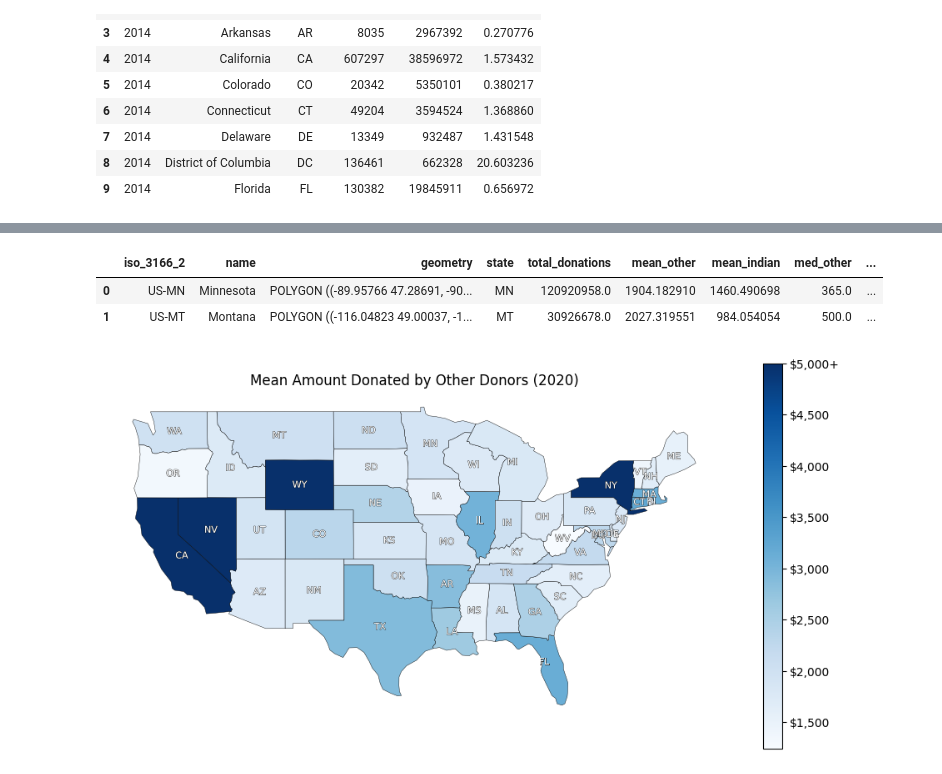
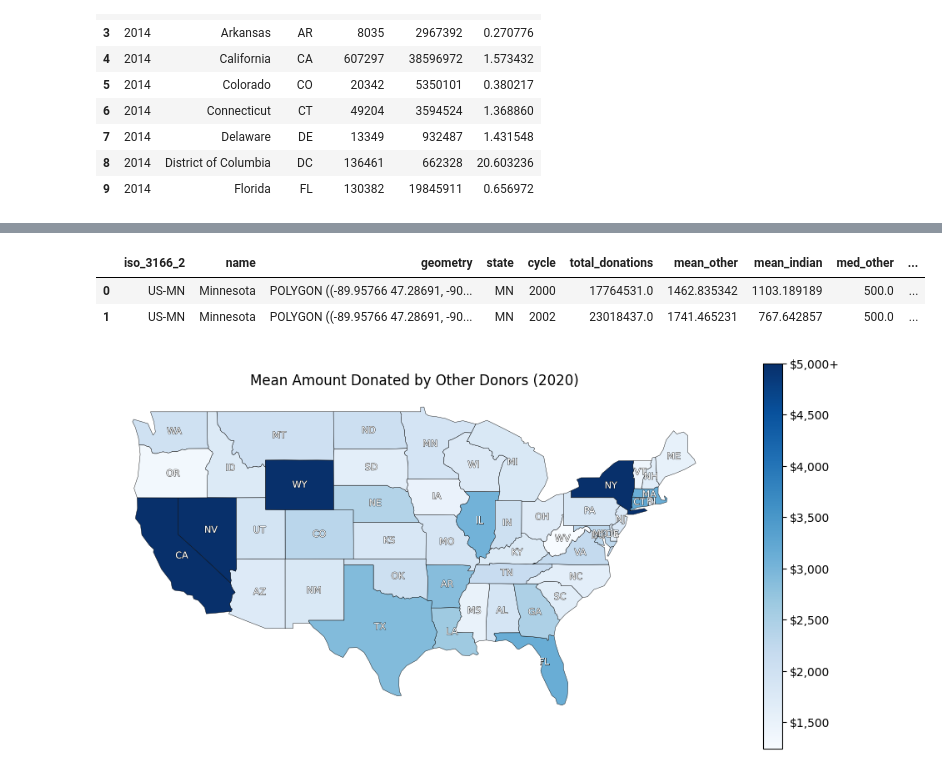
Before and after one commit to kkkarnav/indianamericancontributions, a Jupyter notebook: donor_maps.ipynb, the cells around one changed output, grey strips where cells are left out. Drawn from its saved outputs; the diff is of its cells as text; code cells hidden in the pictures.

```diff
--- a/donor_maps.ipynb
+++ b/donor_maps.ipynb
@@ -77,7 +77,7 @@ population.head(10)
 | 9 | 2014 | Florida | FL | 130382 | 19845911 | 0.656972 |
 # %%
 state_stats = (
-    donors[donors["cycle"] == 2000 + int(year)].groupby("state")
+    donors.groupby(["state", "cycle"])
     .agg(
         total_donations=("total_donated", "sum"),
         mean_other=("total_donated", lambda x: x[donors.loc[x.index, "indian"] == False].mean()),
@@ -89,7 +89,7 @@ state_stats = (
         count_other=("indian", lambda x: (x == False).sum()),
         count_indian=("indian", lambda x: (x == True).sum())
     )
-    .sort_values("total_donations", ascending=False)
+    .sort_values(["cycle", "total_donations"], ascending=[True, False])
     .reset_index()
 )
 state_stats.head(10)
@@ -113,15 +124,15 @@ state_stats[state_stats["state"] == "NJ"]
 # %%
 # Load U.S. states geometry (Natural Earth dataset)
 url = "https://naciscdn.org/naturalearth/110m/cultural/ne_110m_admin_1_states_provinces.zip"
 gdf = gpd.read_file(url)
 
 exclude_codes = ["US-AK", "US-HI", "US-PR", "US-GU", "US-VI", "US-AS", "US-MP"]
 gdf = gdf[(gdf["iso_a2"] == "US") & (~gdf["iso_3166_2"].isin(exclude_codes))][["iso_3166_2", "name", "geometry"]]
 gdf["state"] = gdf["iso_3166_2"].str.replace("US-", "")
 state_df = gdf.merge(state_stats, on="state", how="left")
-state_df = state_df.merge(population[population["Year"] == 2020], left_on="state", right_on="Code", how="left")
+state_df = state_df.merge(population, left_on=["state", "cycle"], right_on=["Code", "Year"], how="left")
 state_df.iloc[:2]
 # %% [output]
-|  | iso_3166_2 | name | geometry | state | total_donations | mean_other | mean_indian | med_other | ... |
-| 0 | US-MN | Minnesota | POLYGON ((-89.95766 47.28691, -90... | MN | 120920958.0 | 1904.182910 | 1460.490698 | 365.0 | ... |
-| 1 | US-MT | Montana | POLYGON ((-116.04823 49.00037, -1... | MT | 30926678.0 | 2027.319551 | 984.054054 | 500.0 | ... |
+|  | iso_3166_2 | name | geometry | state | cycle | total_donations | mean_other | mean_indian | med_other | ... |
+| 0 | US-MN | Minnesota | POLYGON ((-89.95766 47.28691, -90... | MN | 2000 | 17764531.0 | 1462.835342 | 1103.189189 | 500.0 | ... |
+| 1 | US-MN | Minnesota | POLYGON ((-89.95766 47.28691, -90... | MN | 2002 | 23018437.0 | 1741.465231 | 767.642857 | 500.0 | ... |
```
Also changed, not shown: parts of 5 cells of this notebook, 1 other file.
